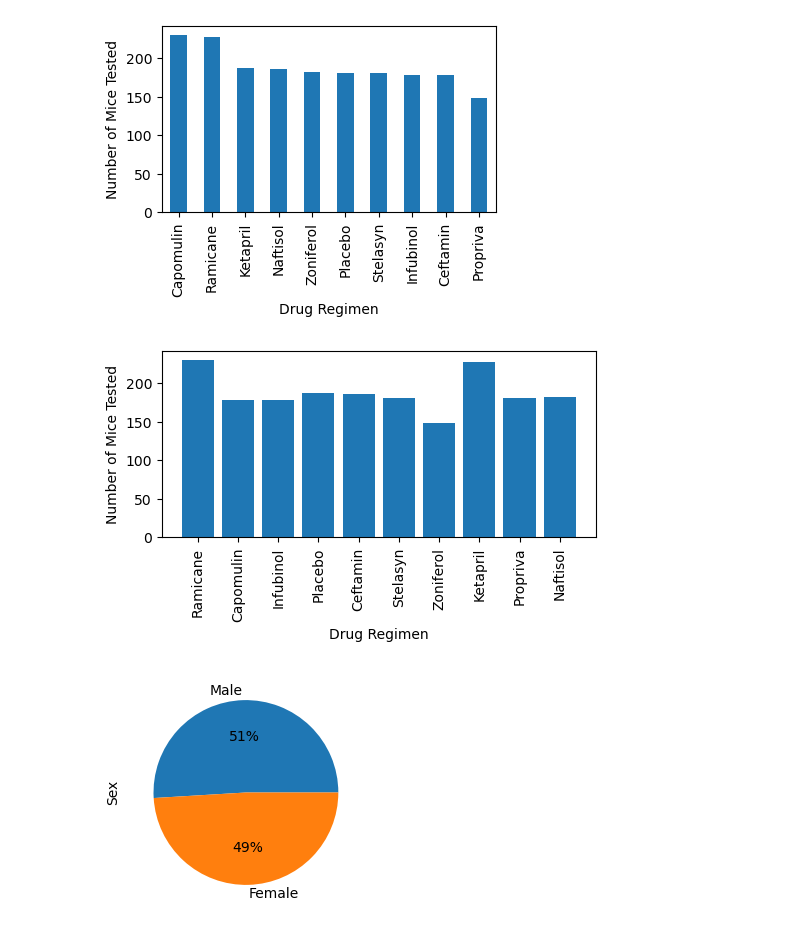
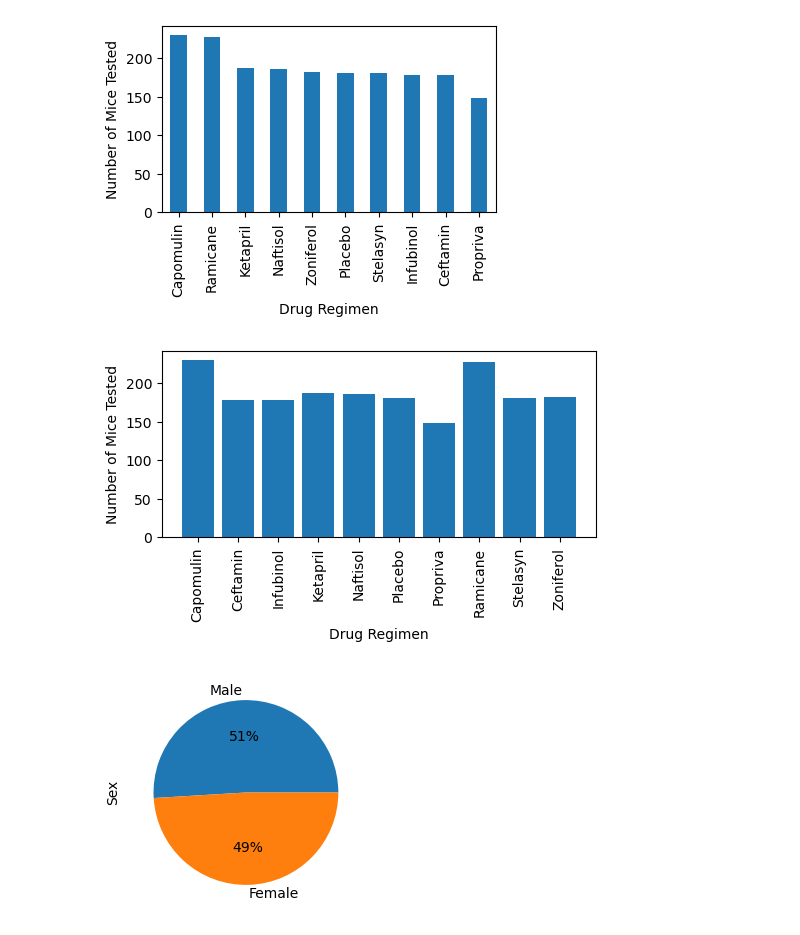
Before and after one commit to SolSolstice/matplotib-challenge, a Jupyter notebook: Pymaceuticals/pymaceuticals_workfile.ipynb, the cells around one changed output. Cells and saved outputs as stored; diff of their text form; code cells hidden in the pictures.

```diff
--- a/Pymaceuticals/pymaceuticals_workfile.ipynb
+++ b/Pymaceuticals/pymaceuticals_workfile.ipynb
@@ -172,26 +172,25 @@ plt.show()
 # %%
 # Generate a bar plot showing the total number of timepoints for all mice tested for each drug regimen using pyplot.
 
 
-x_axis = (combined_data["Drug Regimen"].unique())
 plt.figure(figsize=(5,3))
 
 
 
 count_regimen_types = combined_data.groupby('Drug Regimen')
 count_regimens = count_regimen_types['Drug Regimen'].count()
 
-plt.bar(x_axis,count_regimens,align='center')
-#plt.bar(count_regimens.index,count_regimens.values, align='center')
-#^ another way to do it
+
+plt.bar(count_regimens.index,count_regimens.values, align='center')
+
 
 plt.xticks(rotation=90)
 plt.tight_layout()
 plt.xlabel('Drug Regimen')
 plt.ylabel('Number of Mice Tested')
 plt.show()
 # %% [output]
-[figure, old version]
+[figure, new version]
 # %%
 # Generate a pie plot showing the distribution of female versus male mice using pyplot
 
```
Also changed, not shown: parts of 10 cells of this notebook.
